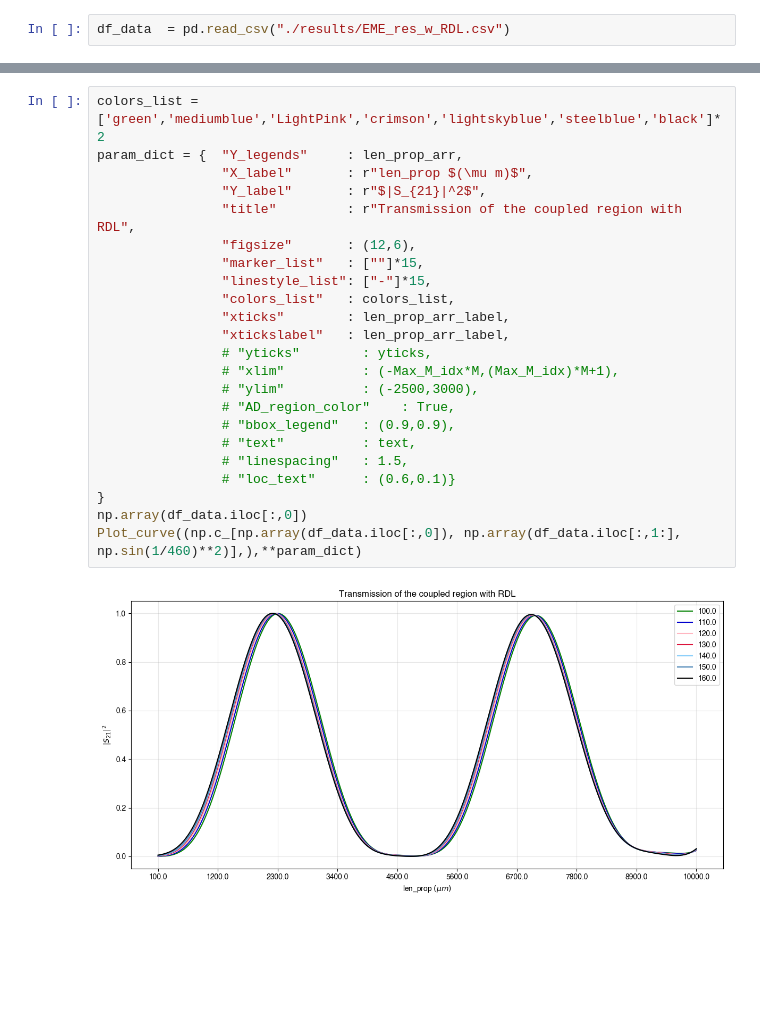
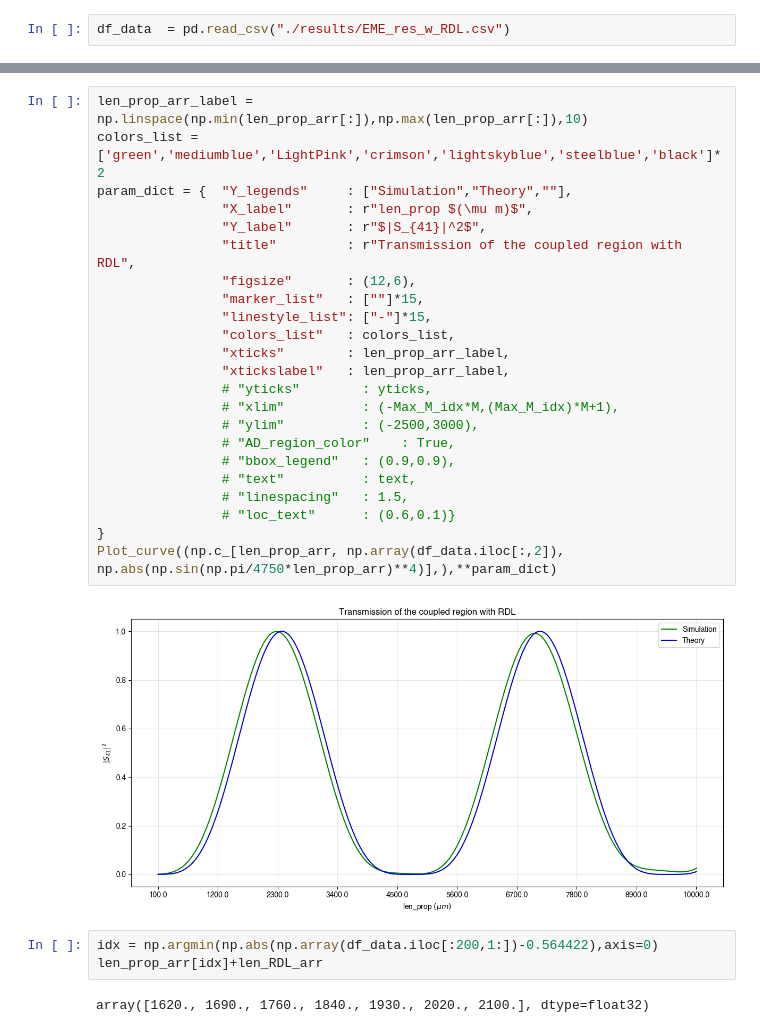
Before and after one commit to Harryxwh/SiNDispersionEngineering, a Jupyter notebook: 3D RDL.ipynb, the cells around one changed output, grey strips where cells are left out. Cells and saved outputs as stored; diff of their text form; blank space fills up the shorter version.

```diff
--- a/3D RDL.ipynb
+++ b/3D RDL.ipynb
@@ -11,25 +51,30 @@ len_prop_arr_label = np.linspace(np.min(len_prop_arr),np.max(len_prop_arr),10)
 # %%
+len_prop_arr_label = np.linspace(np.min(len_prop_arr[:]),np.max(len_prop_arr[:]),10)
 colors_list = ['green','mediumblue','LightPink','crimson','lightskyblue','steelblue','black']*2
-param_dict = {  "Y_legends"     : len_prop_arr,
+param_dict = {  "Y_legends"     : ["Simulation","Theory",""],
                 "X_label"       : r"len_prop $(\mu m)$",
-                "Y_label"       : r"$|S_{21}|^2$",
+                "Y_label"       : r"$|S_{41}|^2$",
                 "title"         : r"Transmission of the coupled region with RDL",
                 "figsize"       : (12,6),
                 "marker_list"   : [""]*15,
                 "linestyle_list": ["-"]*15,
                 "colors_list"   : colors_list,
                 "xticks"        : len_prop_arr_label,
                 "xtickslabel"   : len_prop_arr_label,
                 # "yticks"        : yticks,
                 # "xlim"          : (-Max_M_idx*M,(Max_M_idx)*M+1),
                 # "ylim"          : (-2500,3000),
                 # "AD_region_color"    : True,
                 # "bbox_legend"   : (0.9,0.9),
                 # "text"          : text,
                 # "linespacing"   : 1.5,
                 # "loc_text"      : (0.6,0.1)}
 }
-np.array(df_data.iloc[:,0])
-Plot_curve((np.c_[np.array(df_data.iloc[:,0]), np.array(df_data.iloc[:,1:], np.sin(1/460)**2)],),**param_dict)
+Plot_curve((np.c_[len_prop_arr, np.array(df_data.iloc[:,2]), np.abs(np.sin(np.pi/4750*len_prop_arr)**4)],),**param_dict)
 # %% [output]
-[figure, old version]
+[figure, new version]
+# %%
+idx = np.argmin(np.abs(np.array(df_data.iloc[:200,1:])-0.564422),axis=0)
+len_prop_arr[idx]+len_RDL_arr
+# %% [output]
+array([1620., 1690., 1760., 1840., 1930., 2020., 2100.], dtype=float32)
```
Also changed, not shown: parts of 9 cells of this notebook, 13 other files.
